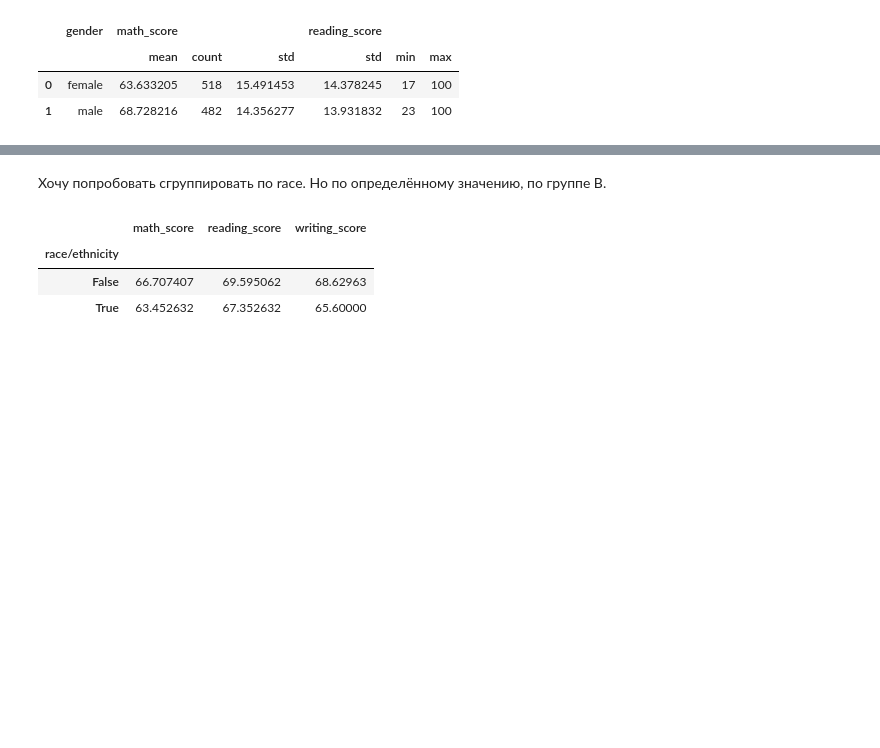
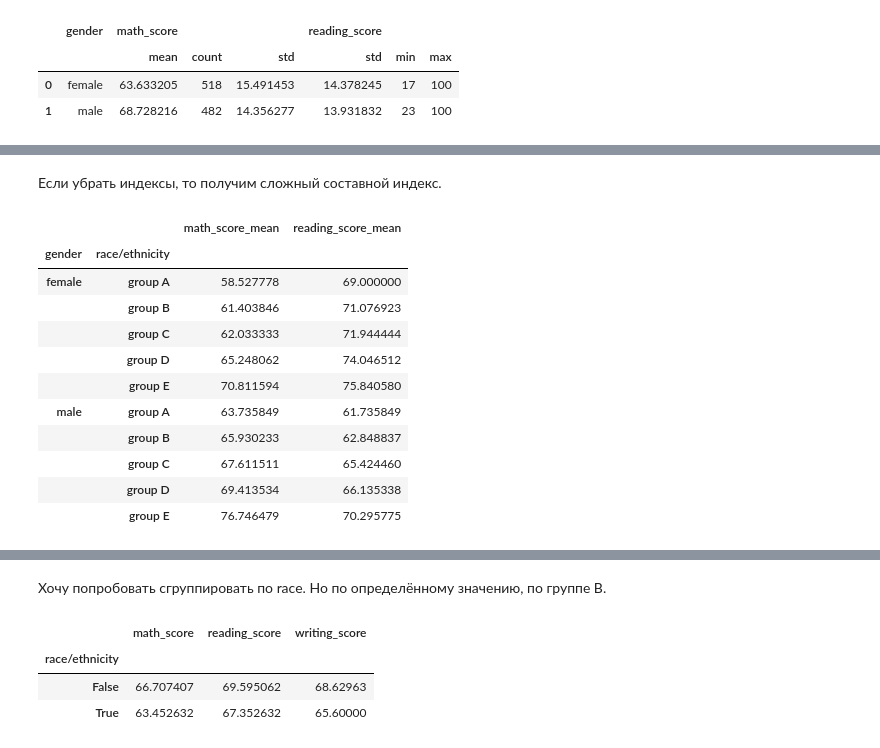
Before and after one commit to nedokormysh/Stepik_Karpov_ML, a Jupyter notebook: Stepik_group_agg.ipynb, the cells around one changed output, grey strips where cells are left out. Drawn from its saved outputs; the diff is of its cells as text; code cells hidden in the pictures; blank space fills up the shorter version.

```diff
--- a/Stepik_group_agg.ipynb
+++ b/Stepik_group_agg.ipynb
@@ -69,0 +135,20 @@ students_performance.groupby('gender', as_index=False)\
+# %% [markdown]
+Если убрать индексы, то получим сложный составной индекс.
+# %%
+students_performance.groupby(['gender', 'race/ethnicity']).\
+agg({'math_score': 'mean', "reading_score": 'mean'}).\
+rename(columns={'math_score': 'math_score_mean', 'reading_score': 'reading_score_mean'}).\
+head(10)
+# %% [output]
+|  |  | math_score_mean | reading_score_mean |
+| gender | race/ethnicity |  |  |
+| female | group A | 58.527778 | 69.000000 |
+|  | group B | 61.403846 | 71.076923 |
+|  | group C | 62.033333 | 71.944444 |
+|  | group D | 65.248062 | 74.046512 |
+|  | group E | 70.811594 | 75.840580 |
+| male | group A | 63.735849 | 61.735849 |
+|  | group B | 65.930233 | 62.848837 |
+|  | group C | 67.611511 | 65.424460 |
+|  | group D | 69.413534 | 66.135338 |
+|  | group E | 76.746479 | 70.295775 |
```
Also changed, not shown: parts of 114 cells of this notebook.
